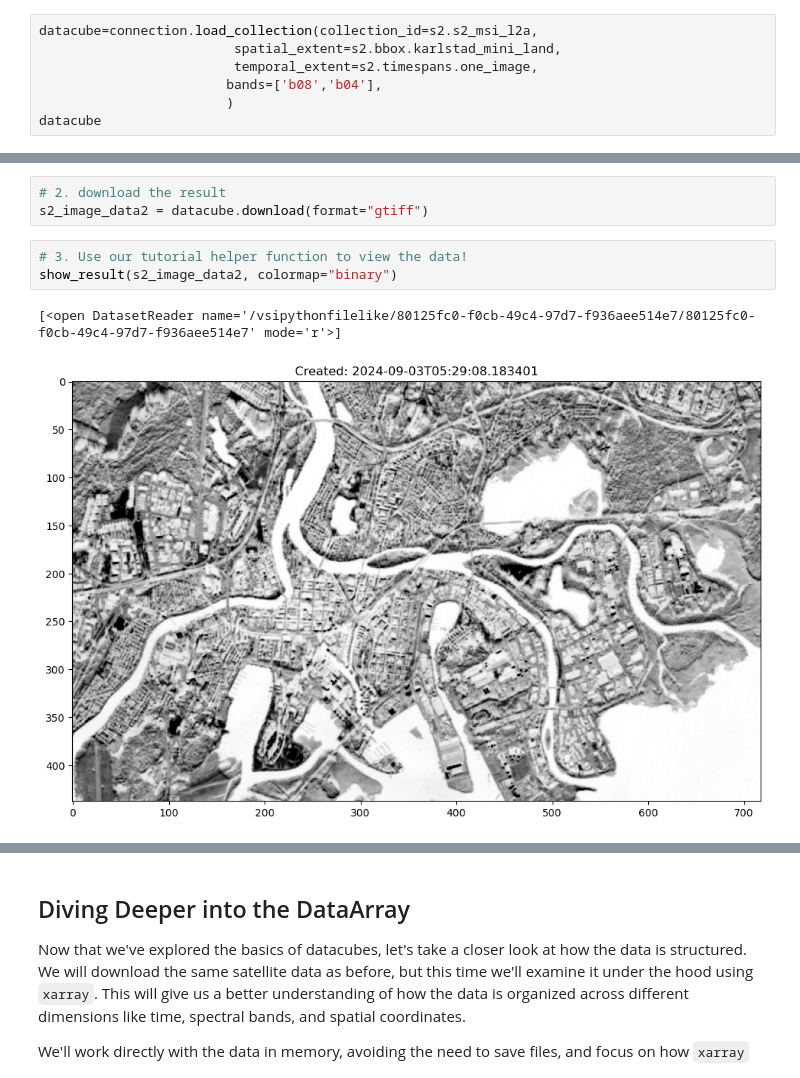
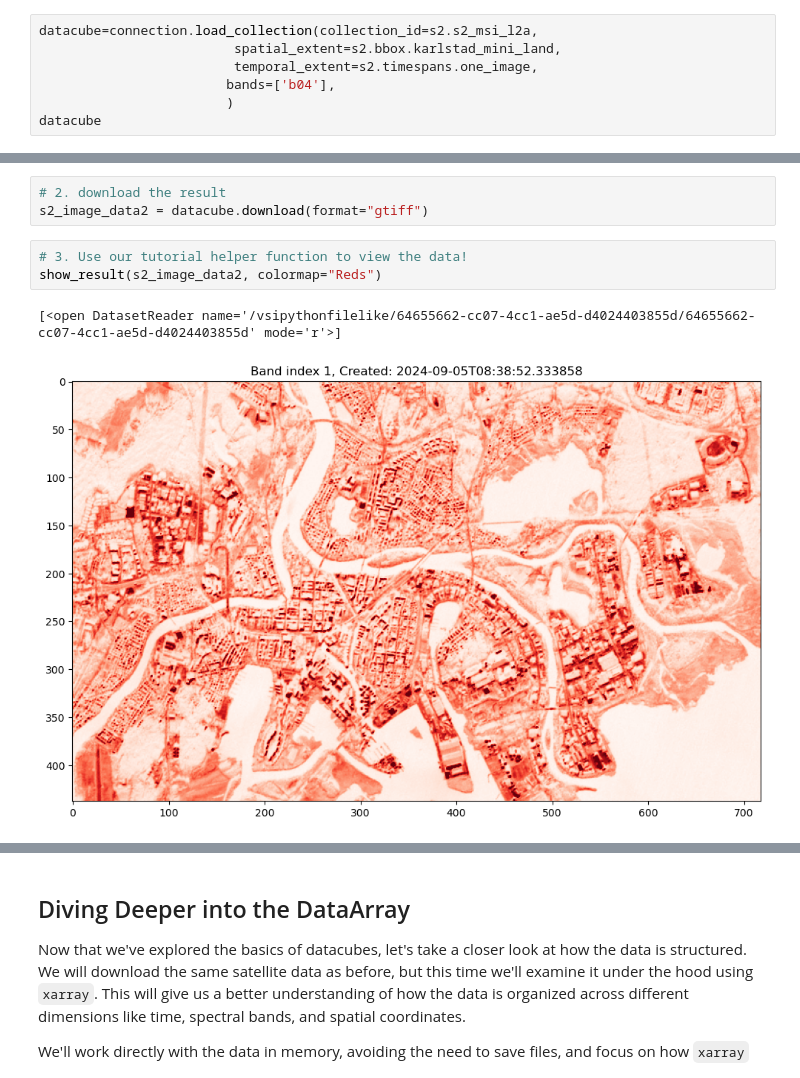
Before and after one commit to DigitalEarthSweden/digital-earth-sweden-community, a Jupyter notebook: tutorials/020_DATA_010-Loading-DataCubes.ipynb, the cells around one changed output, grey strips where cells are left out. Drawn from its saved outputs; the diff is of its cells as text.

```diff
--- a/tutorials/020_DATA_010-Loading-DataCubes.ipynb
+++ b/tutorials/020_DATA_010-Loading-DataCubes.ipynb
@@ -163,7 +154,7 @@ We will now download a Sentinel 2 image from the multispectral instrument level
 datacube=connection.load_collection(collection_id=s2.s2_msi_l2a,
                          spatial_extent=s2.bbox.karlstad_mini_land,
                          temporal_extent=s2.timespans.one_image,
-                        bands=['b08','b04'],
+                        bands=['b04'],
                         )
 datacube
 # %% [output]
@@ -197,7 +187,7 @@ In our example we deliberately chose a timespan returning only one image for sim
 s2_image_data2 = datacube.download(format="gtiff")
 # %%
 # 3. Use our tutorial helper function to view the data!
-show_result(s2_image_data2, colormap="binary")
+show_result(s2_image_data2, colormap="Reds")
 # %% [output]
-[<open DatasetReader name='/vsipythonfilelike/80125fc0-f0cb-49c4-97d7-f936aee514e7/80125fc0-f0cb-49c4-97d7-f936aee514e7' mode='r'>]
+[<open DatasetReader name='/vsipythonfilelike/64655662-cc07-4cc1-ae5d-d4024403855d/64655662-cc07-4cc1-ae5d-d4024403855d' mode='r'>]
-[figure, old version]
+[figure, new version]
```
Also changed, not shown: parts of 8 cells of this notebook, 10 other files.
